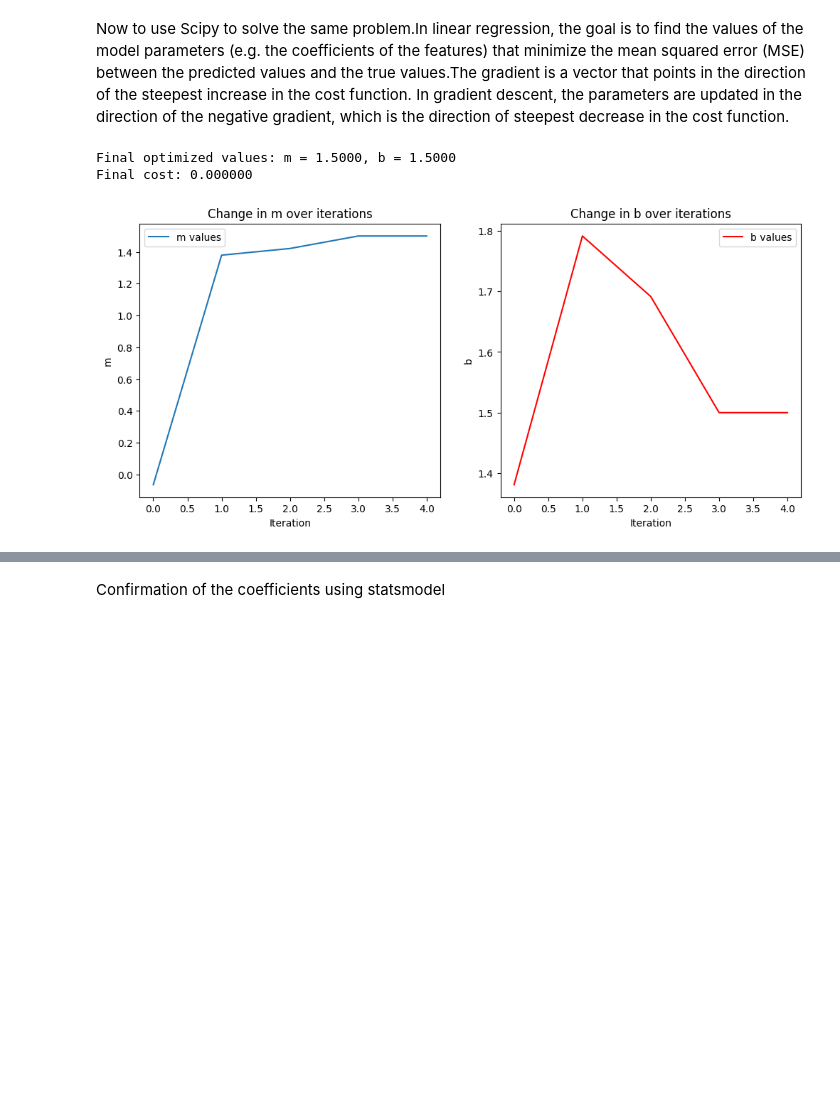
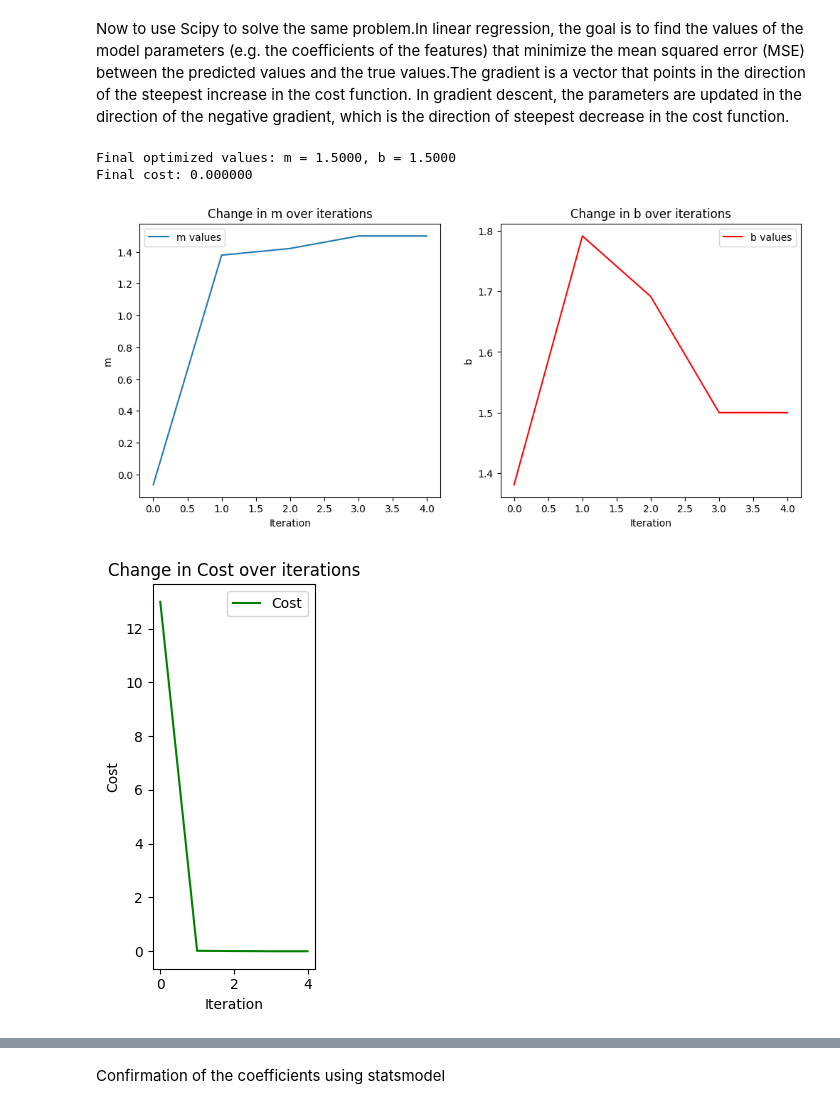
Before and after one commit to jkeza1/distribution_grp1, a Jupyter notebook: Gradient_Descent.ipynb, the cells around one changed output, grey strips where cells are left out. Drawn from its saved outputs; the diff is of its cells as text; code cells hidden in the pictures; blank space fills up the shorter version.

```diff
--- a/Gradient_Descent.ipynb
+++ b/Gradient_Descent.ipynb
@@ -145,30 +158,42 @@ result = minimize(
 
 # Final optimized parameters
 optimized_m, optimized_b = result.x
 print(f"Final optimized values: m = {optimized_m:.4f}, b = {optimized_b:.4f}")
 print(f"Final cost: {cost_function(result.x):.6f}")
 
 # Plot optimization progress
 plt.figure(figsize=(12, 5))
 
 # Plot m updates
 plt.subplot(1, 2, 1)
 plt.plot(m_history, label="m values")
 plt.xlabel("Iteration")
 plt.ylabel("m")
 plt.title("Change in m over iterations")
 plt.legend()
 
 # Plot b updates
 plt.subplot(1, 2, 2)
 plt.plot(b_history, label="b values", color='r')
 plt.xlabel("Iteration")
 plt.ylabel("b")
 plt.title("Change in b over iterations")
 plt.legend()
 
 plt.show()
+
+# Plot cost history
+plt.subplot(1, 3, 3)
+plt.plot(cost_history, label="Cost", color='g')
+plt.xlabel("Iteration")
+plt.ylabel("Cost")
+plt.title("Change in Cost over iterations")
+plt.legend()
+
+plt.tight_layout()
+plt.show()
 # %% [output]
 Final optimized values: m = 1.5000, b = 1.5000
 Final cost: 0.000000
 [figure]
+[figure, added]
```
Also changed, not shown: parts of 3 cells of this notebook.
